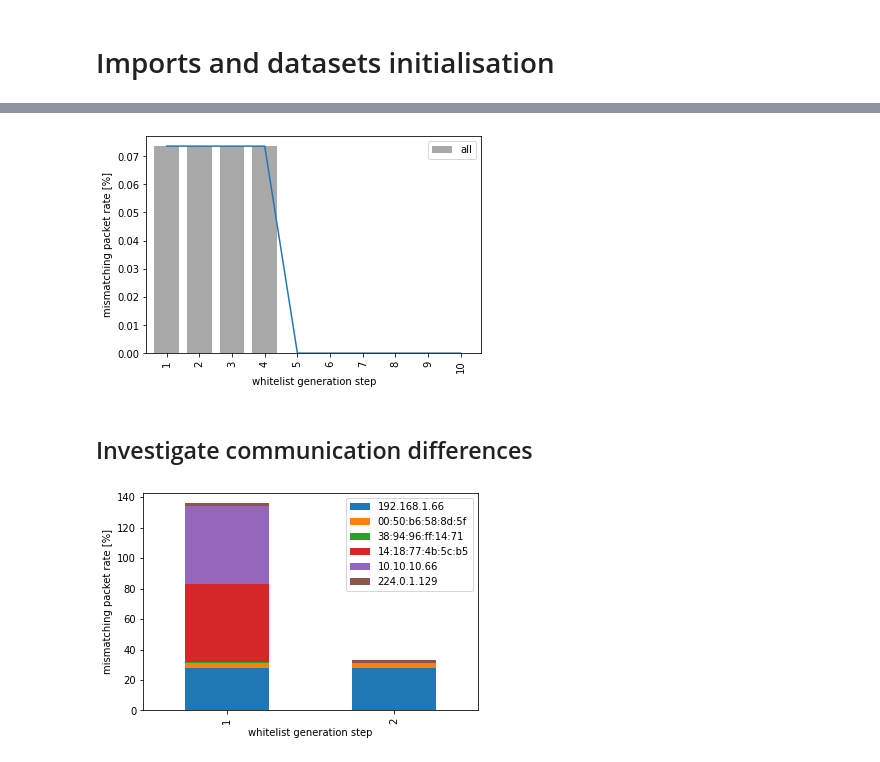
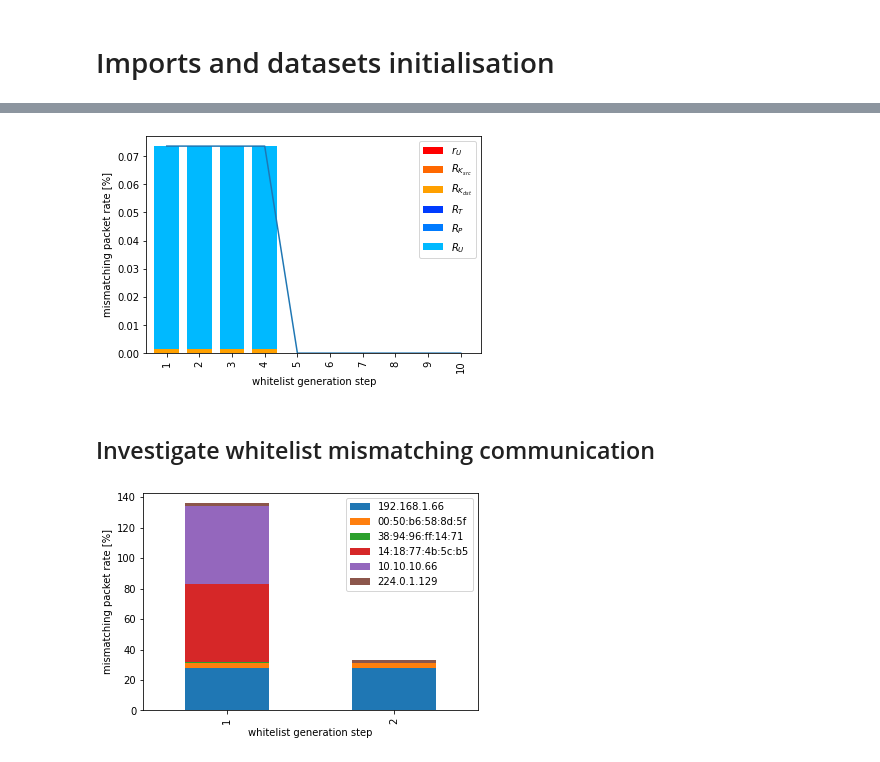
Before and after one commit to paulandr/CCS22_Whitelisting, a Jupyter notebook: whitelisting_scenarios.ipynb, the cells around one changed output, grey strips where cells are left out. Cells and saved outputs as stored; diff of their text form; code cells hidden in the pictures.

Commit message:
notebook: Comments on the analysis of communication dynamics added

```diff
--- a/whitelisting_scenarios.ipynb
+++ b/whitelisting_scenarios.ipynb
@@ -27,17 +43,23 @@ mh_ad: MismatchHandler = import_from_json(file_mismatch=dataset_ad)
 # %%
-source_file = dataset_cd['swat.a3']
-mh_cda: MismatchHandler = import_from_json(file_mismatch=source_file)
+dataset_cda = 'swat.a3'
+plot = ['addr', 'src', 'dst', 'tr', 'pr', 'pdu']
+#plot = 'a2-dev'
 
-plot_elems = {'a0': ['all'],
-              'a1': ['dev', 'com'],
-              'a2-dev': ['addr', 'src', 'dst'],
-              'a2-com': ['tr', 'pr', 'pdu']}
+plot_elems_combined = {'a0': ['all'],
+                       'a1': ['dev', 'com'],
+                       'a2-dev': ['addr', 'src', 'dst'],
+                       'a2-com': ['tr', 'pr', 'pdu']}
 
-g = plot_single_dataset(data_in=mh_cda, plot_elems=plot_elems['a0'], notebook=True)
+if not isinstance(plot, list):
+    plot = plot_elems_combined[plot]
+
+mh_cda: MismatchHandler = import_from_json(file_mismatch=dataset_cd[dataset_cda])
+
+g = plot_single_dataset(data_in=mh_cda, plot_elems=plot, notebook=True)
 # %% [output]
-[figure, old version]
+[figure, new version]
 # %% [markdown]
-## Investigate communication differences
+## Investigate whitelist mismatching communication
 # %%
 %matplotlib inline
 instance_key: str = 'addr'
```
Also changed, not shown: parts of 2 cells of this notebook.
